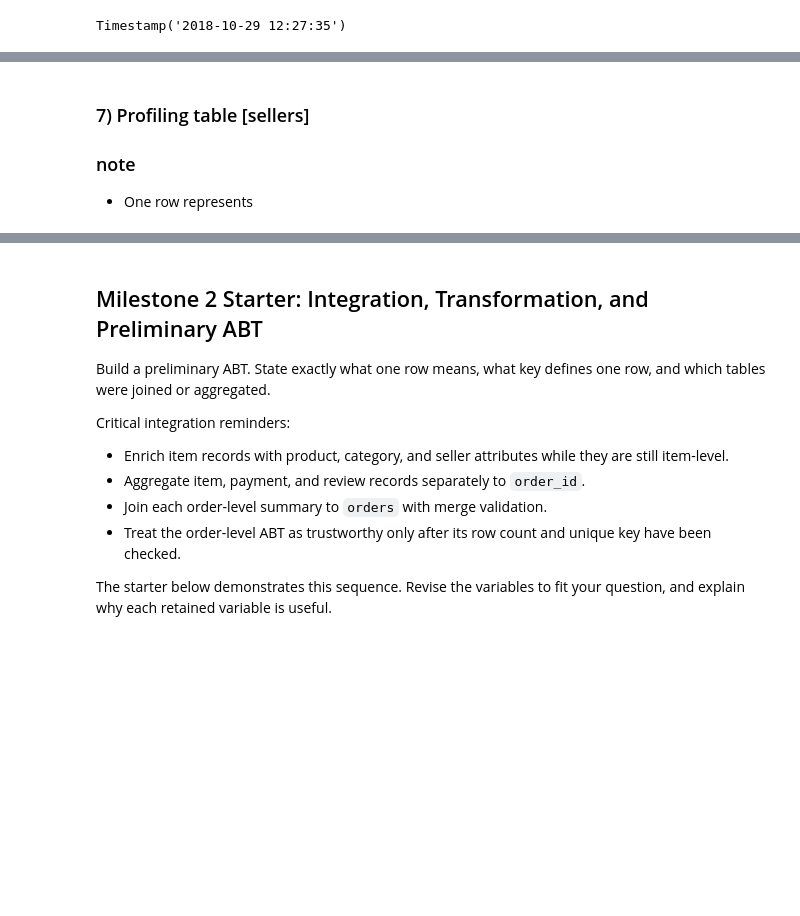
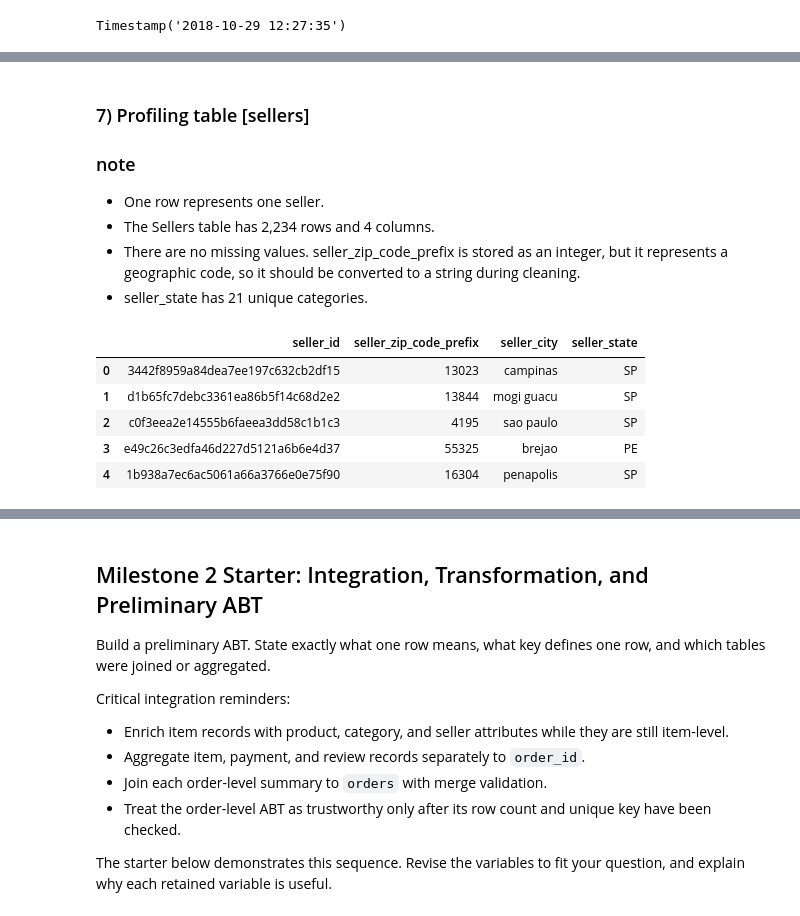
Before and after one commit to Jade-Jung/ban6003-project-option-2-hyejung-jung, a Jupyter notebook: notebooks/olist_project_starter.ipynb, the cells around one changed output, grey strips where cells are left out. Drawn from its saved outputs; the diff is of its cells as text; code cells hidden in the pictures; blank space fills up the shorter version.

```diff
--- a/notebooks/olist_project_starter.ipynb
+++ b/notebooks/olist_project_starter.ipynb
@@ -743,4 +819,16 @@ Timestamp('2018-10-29 12:27:35')
 # %% [markdown]
 ### 7) Profiling table [sellers]
 ### note
-- One row represents
+- One row represents one seller.
+- The Sellers table has 2,234 rows and 4 columns.
+- There are no missing values. seller_zip_code_prefix is stored as an integer, but it represents a geographic code, so it should be converted to a string during cleaning.
+- seller_state has 21 unique categories.
+# %%
+sellers.head()
+# %% [output]
+|  | seller_id | seller_zip_code_prefix | seller_city | seller_state |
+| 0 | 3442f8959a84dea7ee197c632cb2df15 | 13023 | campinas | SP |
+| 1 | d1b65fc7debc3361ea86b5f14c68d2e2 | 13844 | mogi guacu | SP |
+| 2 | c0f3eea2e14555b6faeea3dd58c1b1c3 | 4195 | sao paulo | SP |
+| 3 | e49c26c3edfa46d227d5121a6b6e4d37 | 55325 | brejao | PE |
+| 4 | 1b938a7ec6ac5061a66a3766e0e75f90 | 16304 | penapolis | SP |
```
Also changed, not shown: parts of 36 cells of this notebook.
